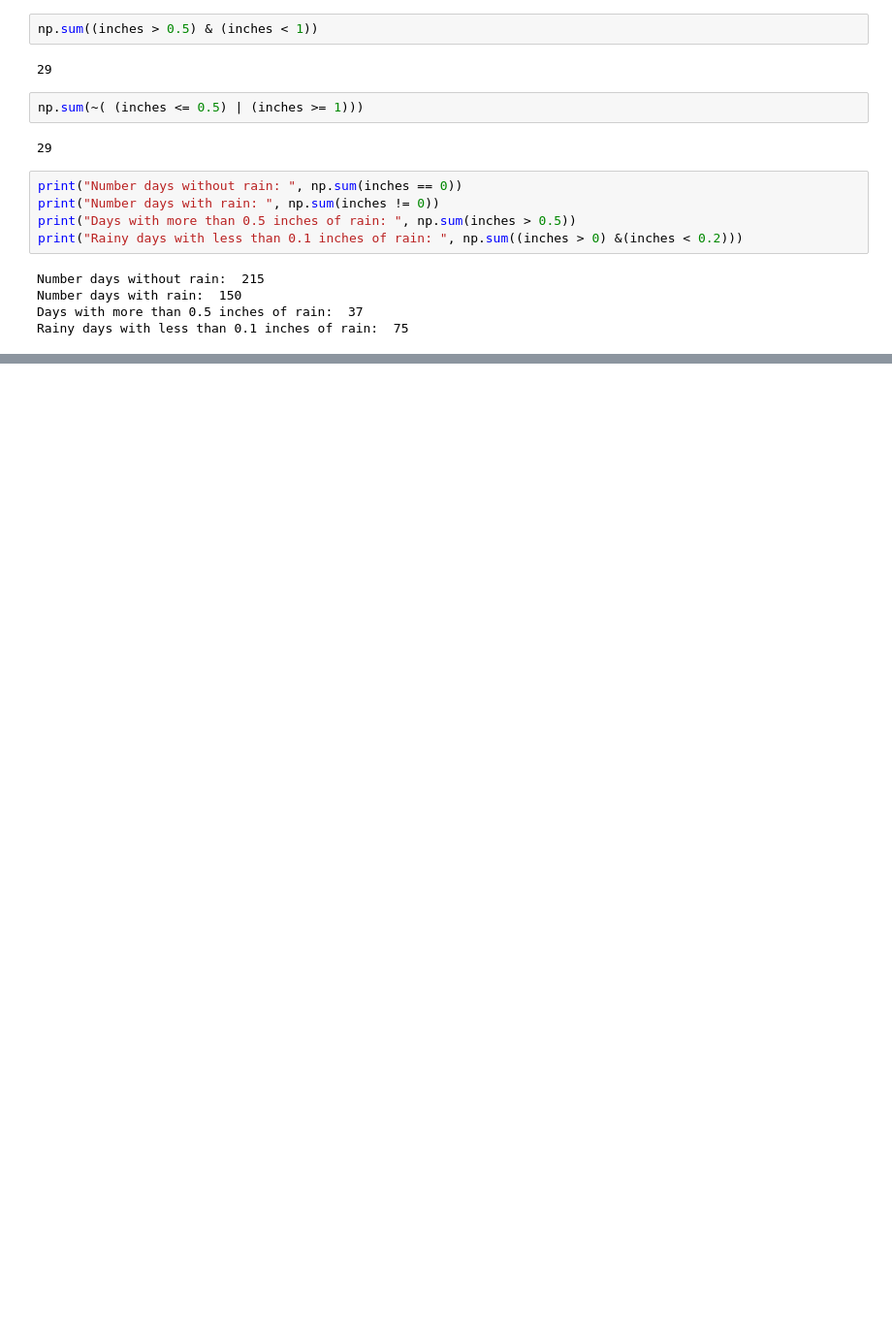
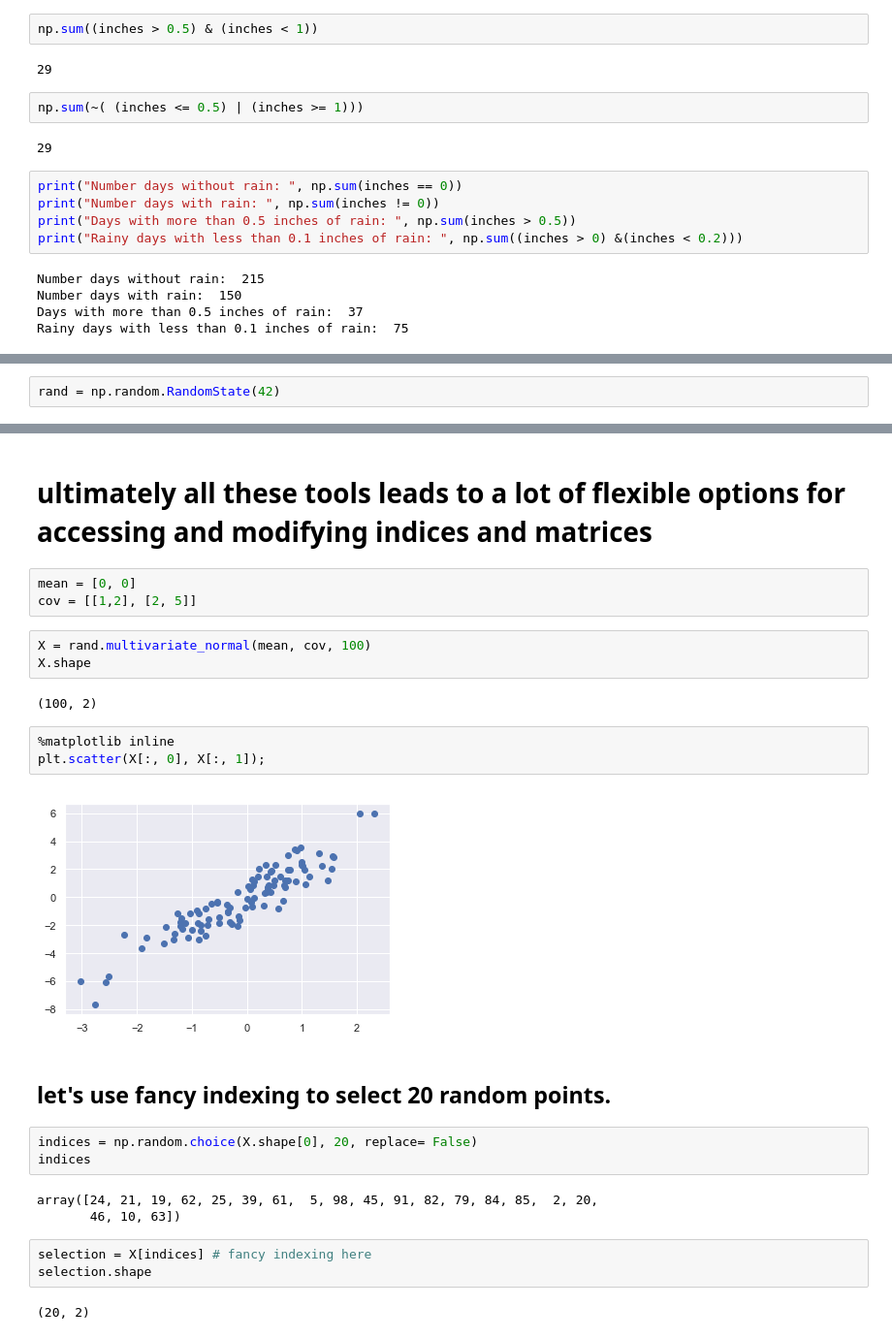
Before and after one commit to davejscott/PythonDataScience, a Jupyter notebook: SimpleNumpyPracticeandCalls.ipynb, the cells around one changed output, grey strips where cells are left out. Shown: that part at 97% size. Drawn from its saved outputs; the diff is of its cells as text; blank space fills up the shorter version.

```diff
--- a/SimpleNumpyPracticeandCalls.ipynb
+++ b/SimpleNumpyPracticeandCalls.ipynb
@@ -1278,0 +1406,2 @@ Rainy days with less than 0.1 inches of rain:  75
+# %%
+rand = np.random.RandomState(42)
@@ -1278,0 +1489,28 @@ Rainy days with less than 0.1 inches of rain:  75
+# %% [markdown]
+# ultimately all these tools leads to a lot of flexible options for accessing and modifying indices and matrices
+# %%
+mean = [0, 0]
+cov = [[1,2], [2, 5]]
+# %%
+X = rand.multivariate_normal(mean, cov, 100)
+X.shape
+# %% [output]
+(100, 2)
+# %%
+%matplotlib inline
+plt.scatter(X[:, 0], X[:, 1]);
+# %% [output]
+[figure, added]
+# %% [markdown]
+## let's use fancy indexing to select 20 random points.
+# %%
+indices = np.random.choice(X.shape[0], 20, replace= False)
+indices
+# %% [output]
+array([24, 21, 19, 62, 25, 39, 61,  5, 98, 45, 91, 82, 79, 84, 85,  2, 20,
+       46, 10, 63])
+# %%
+selection = X[indices] # fancy indexing here
+selection.shape
+# %% [output]
+(20, 2)
```
Also changed, not shown: parts of 75 cells of this notebook.
